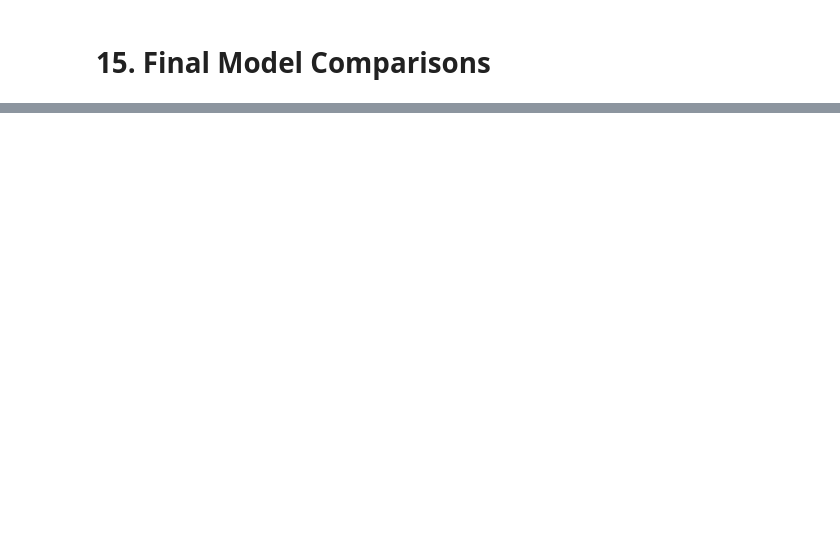
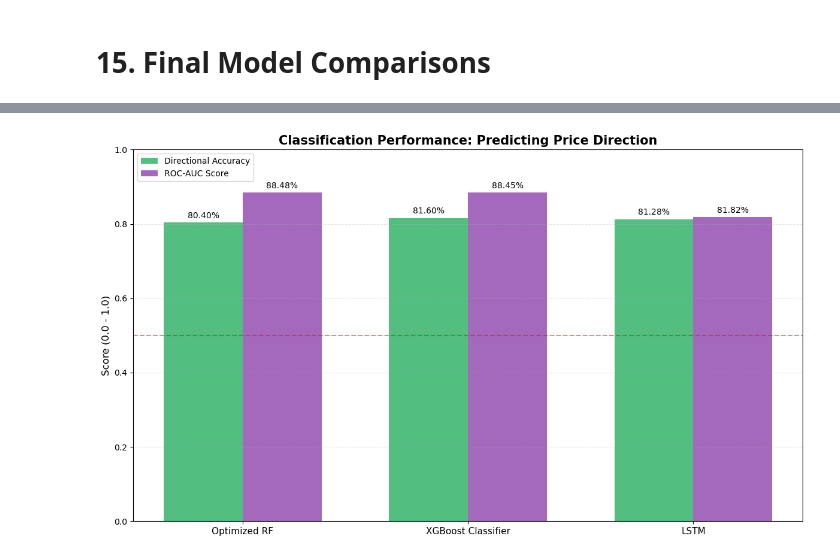
Before and after one commit to Denim951/stock-price-forecasting, a Jupyter notebook: stock_model_development.ipynb, the cells around one changed output, grey strips where cells are left out. Saved outputs shown, nothing was run; the diff lists cells and outputs as text; code cells hidden in the pictures; blank space fills up the shorter version.

```diff
--- a/stock_model_development.ipynb
+++ b/stock_model_development.ipynb
@@ -1011,8 +1080,8 @@ plt.show()
 # %%
 # 1. Data Setup (Classifiers + LSTM)
 models_class = ["Optimized RF", "XGBoost Classifier", "LSTM"]
-dir_acc = [0.7707, 0.7825, 0.7103]
-roc_auc = [0.8767, 0.8831, 0.4909]
+dir_acc = [0.804, 0.816, 0.8128]
+roc_auc = [0.8848, 0.8845, 0.8182]
 
 x = np.arange(len(models_class))
 width = 0.35
@@ -1023,30 +1092,32 @@ fig, ax = plt.subplots(figsize=(12, 7))
 # Plot bars for Accuracy and ROC-AUC
 rects1 = ax.bar(x - width/2, dir_acc, width, label='Directional Accuracy', color='#27ae60', alpha=0.8)
 rects2 = ax.bar(x + width/2, roc_auc, width, label='ROC-AUC Score', color='#8e44ad', alpha=0.8)
 
 # 3. Customization
 ax.set_ylabel('Score (0.0 - 1.0)', fontsize=12)
 ax.set_title('Classification Performance: Predicting Price Direction', fontsize=15, fontweight='bold')
 ax.set_xticks(x)
 ax.set_xticklabels(models_class, fontsize=11)
 ax.set_ylim(0, 1.0) # Scores are capped at 1.0
 ax.legend(loc='upper left')
 
 # Add value labels
 def autolabel(rects):
     for rect in rects:
         height = rect.get_height()
         ax.annotate(f'{height:.2%}',
                     xy=(rect.get_x() + rect.get_width() / 2, height),
                     xytext=(0, 3),
                     textcoords="offset points",
                     ha='center', va='bottom', fontsize=10)
 
 autolabel(rects1)
 autolabel(rects2)
 
 plt.axhline(0.5, color='red', linestyle='--', alpha=0.5, label='Random Guess (50%)')
 plt.grid(axis='y', linestyle='--', alpha=0.3)
 plt.tight_layout()
 plt.savefig("figures/classification_performance.png", dpi=300)
 plt.show()
+# %% [output]
+[figure, added]
```
Also changed, not shown: parts of 36 cells of this notebook, 14 other files.
